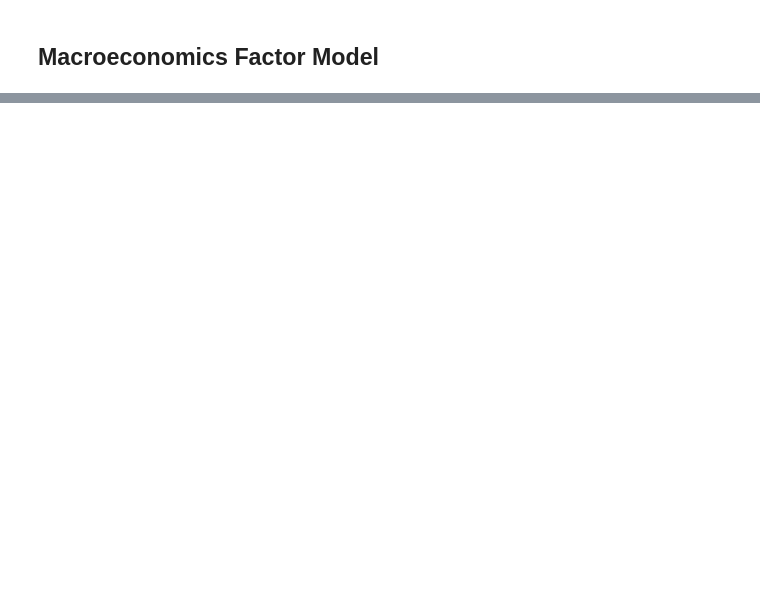
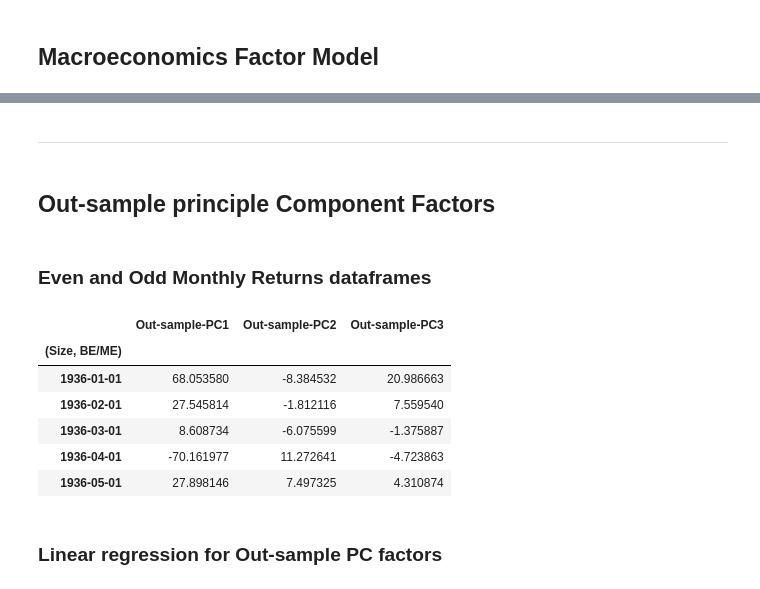
Before and after one commit to Hemasrikar/Financial-Statistics-and-Econometrics, a Jupyter notebook: asset_pricing_tests.ipynb, the cells around one changed output, grey strips where cells are left out. Drawn from its saved outputs; the diff is of its cells as text; code cells hidden in the pictures; blank space fills up the shorter version.

```diff
--- a/asset_pricing_tests.ipynb
+++ b/asset_pricing_tests.ipynb
@@ -160,0 +255,62 @@ df3.head()
+# %% [markdown]
+---
+# %% [markdown]
+## Out-sample principle Component Factors
+# %% [markdown]
+### Even and Odd Monthly Returns dataframes
+# %%
+# making odd monthly return and even monthly returns dataframe
+odd_returns_df = df.copy()
+odd_returns_df = odd_returns_df[::1]
+
+even_returns_df = df.copy()
+even_returns_df = even_returns_df[::1]
+
+# covariance matrix
+cova_matrix_even = even_returns_df.cov()
+cova_matrix_odd = odd_returns_df.cov()
+# %%
+# Eigendecomposition for even
+eigenvalues_even, eigenvectors_even = np.linalg.eigh(cova_matrix_even)
+
+# eigh returns in ascending order — reverse to get largest first
+idx = np.argsort(eigenvalues_even)[::-1]
+eigenvalues_even  = eigenvalues_even[idx]
+eigenvectors_even = eigenvectors_even[:, idx]    # 25 × 25, columns are eigenvectors
+
+# extracting 3 largest eigenvectors, the factor weights is 25 x 3
+W_even = eigenvectors_even[:, :3]
+
+# Eigendecomposition for odd
+eigenvalues_odd, eigenvectors_odd = np.linalg.eigh(cova_matrix_odd)
+
+# eigh returns in ascending order — reverse to get largest first
+idx = np.argsort(eigenvalues_odd)[::-1]
+eigenvalues_odd  = eigenvalues_odd[idx]
+eigenvectors_odd = eigenvectors_odd[:, idx]    # 25 × 25, columns are eigenvectors
+
+# extracting 3 largest eigenvectors, the factor weights is 25 x 3
+W_odd = eigenvectors_odd[:, :3]
+
+# factor time-series (T x 25)
+F_even = even_returns_df.values @ W_odd
+F_odd = odd_returns_df.values @ W_even
+
+# Create empty dataframe with full index
+out_sample_factors_df = pd.DataFrame(index=df.index, columns=['Out-sample-PC1', 'Out-sample-PC2', 'Out-sample-PC3'], dtype=float)
+
+# Assign values to correct timestamps
+out_sample_factors_df.loc[even_returns_df.index] = F_even
+out_sample_factors_df.loc[odd_returns_df.index]  = F_odd
+
+out_sample_factors_df.head()
+# %% [output]
+|  | Out-sample-PC1 | Out-sample-PC2 | Out-sample-PC3 |
+| (Size, BE/ME) |  |  |  |
+| 1936-01-01 | 68.053580 | -8.384532 | 20.986663 |
+| 1936-02-01 | 27.545814 | -1.812116 | 7.559540 |
+| 1936-03-01 | 8.608734 | -6.075599 | -1.375887 |
+| 1936-04-01 | -70.161977 | 11.272641 | -4.723863 |
+| 1936-05-01 | 27.898146 | 7.497325 | 4.310874 |
+# %% [markdown]
+### Linear regression for Out-sample PC factors
```
Also changed, not shown: parts of 35 cells of this notebook.
